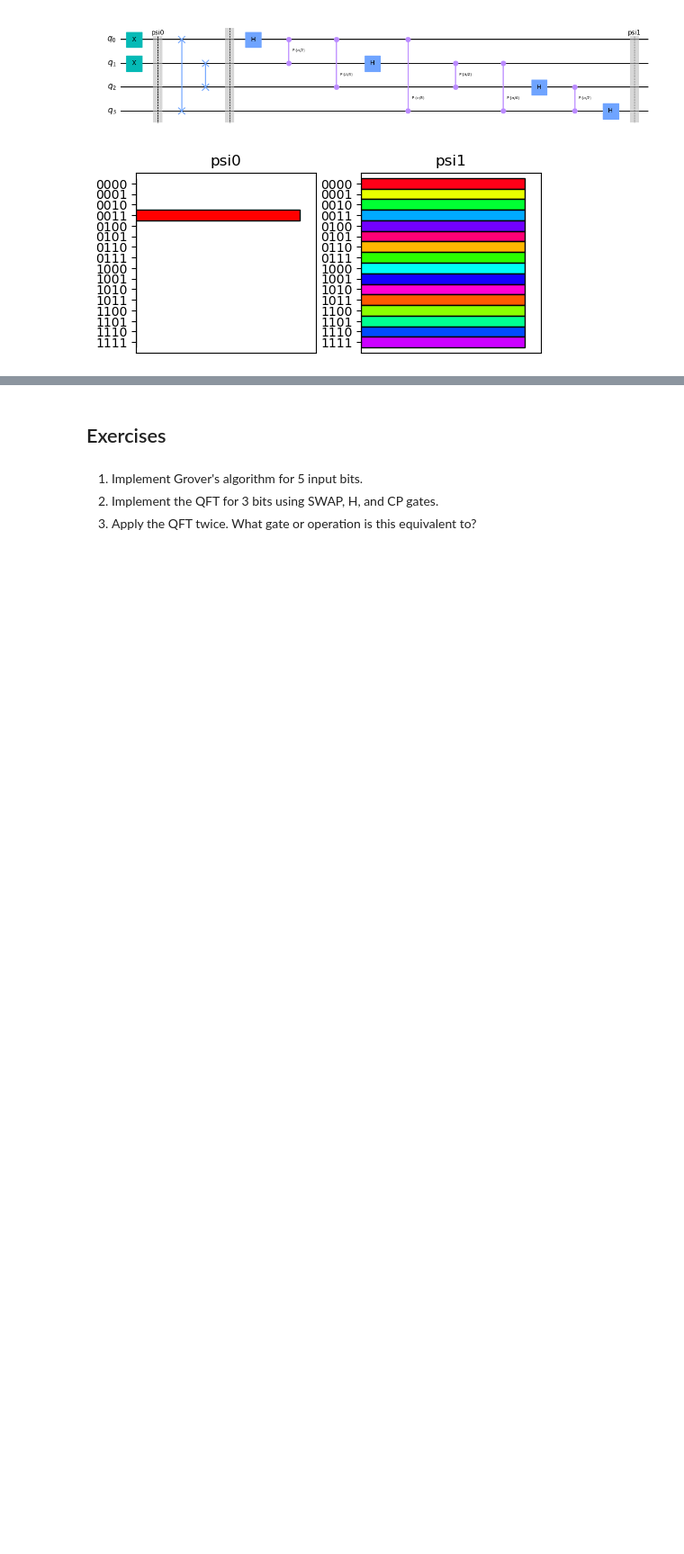
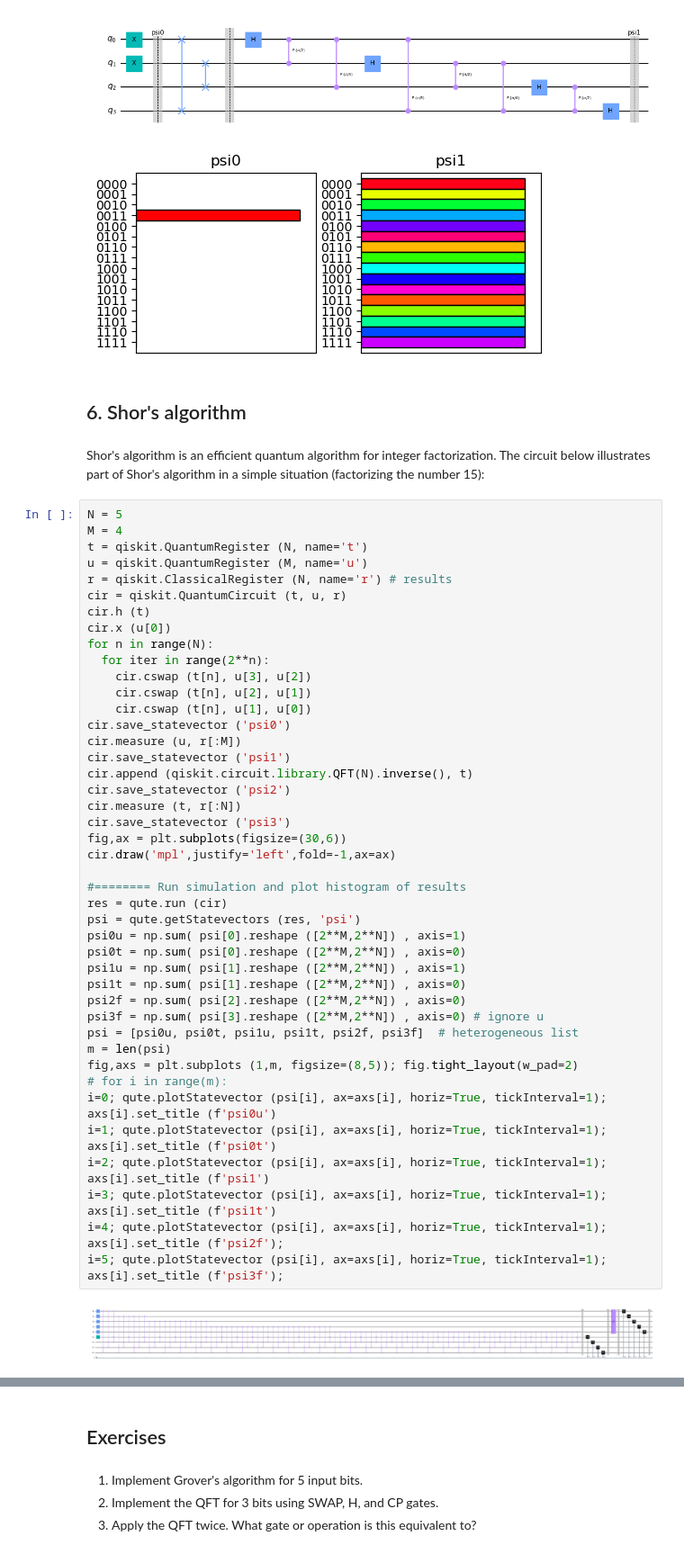
Before and after one commit to lohyenlee/phys492, a Jupyter notebook: tut4-Algorithms.ipynb, the cells around one changed output, grey strips where cells are left out. Shown at 90% size. Cells and saved outputs as stored; diff of their text form; blank space fills up the shorter version.

Commit message:
added Shor

```diff
--- a/tut4-Algorithms.ipynb
+++ b/tut4-Algorithms.ipynb
@@ -226,3 +228,52 @@ for t in range(len(psit)):
 # %% [output]
 [figure]
 [figure]
+# %% [markdown]
+## 6. Shor's algorithm
+# %% [markdown]
+Shor's algorithm is an efficient quantum algorithm for integer factorization.  The circuit below illustrates part of Shor's algorithm in a simple situation (factorizing the number 15):
+# %%
+N = 5
+M = 4
+t = qiskit.QuantumRegister (N, name='t')
+u = qiskit.QuantumRegister (M, name='u')
+r = qiskit.ClassicalRegister (N, name='r') # results
+cir = qiskit.QuantumCircuit (t, u, r)
+cir.h (t)
+cir.x (u[0])
+for n in range(N):
+  for iter in range(2**n):
+    cir.cswap (t[n], u[3], u[2])
+    cir.cswap (t[n], u[2], u[1])
+    cir.cswap (t[n], u[1], u[0])
+cir.save_statevector ('psi0')
+cir.measure (u, r[:M])
+cir.save_statevector ('psi1')
+cir.append (qiskit.circuit.library.QFT(N).inverse(), t)
+cir.save_statevector ('psi2')
+cir.measure (t, r[:N])
+cir.save_statevector ('psi3')
+fig,ax = plt.subplots(figsize=(30,6))
+cir.draw('mpl',justify='left',fold=-1,ax=ax)
+
+#======== Run simulation and plot histogram of results
+res = qute.run (cir)
+psi = qute.getStatevectors (res, 'psi')
+psi0u = np.sum( psi[0].reshape ([2**M,2**N]) , axis=1)
+psi0t = np.sum( psi[0].reshape ([2**M,2**N]) , axis=0)
+psi1u = np.sum( psi[1].reshape ([2**M,2**N]) , axis=1)
+psi1t = np.sum( psi[1].reshape ([2**M,2**N]) , axis=0)
+psi2f = np.sum( psi[2].reshape ([2**M,2**N]) , axis=0)
+psi3f = np.sum( psi[3].reshape ([2**M,2**N]) , axis=0) # ignore u
+psi = [psi0u, psi0t, psi1u, psi1t, psi2f, psi3f]  # heterogeneous list
+m = len(psi)
+fig,axs = plt.subplots (1,m, figsize=(8,5)); fig.tight_layout(w_pad=2)
+# for i in range(m):
+i=0; qute.plotStatevector (psi[i], ax=axs[i], horiz=True, tickInterval=1); axs[i].set_title (f'psi0u')
+i=1; qute.plotStatevector (psi[i], ax=axs[i], horiz=True, tickInterval=1); axs[i].set_title (f'psi0t')
+i=2; qute.plotStatevector (psi[i], ax=axs[i], horiz=True, tickInterval=1); axs[i].set_title (f'psi1')
+i=3; qute.plotStatevector (psi[i], ax=axs[i], horiz=True, tickInterval=1); axs[i].set_title (f'psi1t')
+i=4; qute.plotStatevector (psi[i], ax=axs[i], horiz=True, tickInterval=1); axs[i].set_title (f'psi2f');
+i=5; qute.plotStatevector (psi[i], ax=axs[i], horiz=True, tickInterval=1); axs[i].set_title (f'psi3f');
+# %% [output]
+[figure, added]
```
Also changed, not shown: parts of 5 cells of this notebook.
